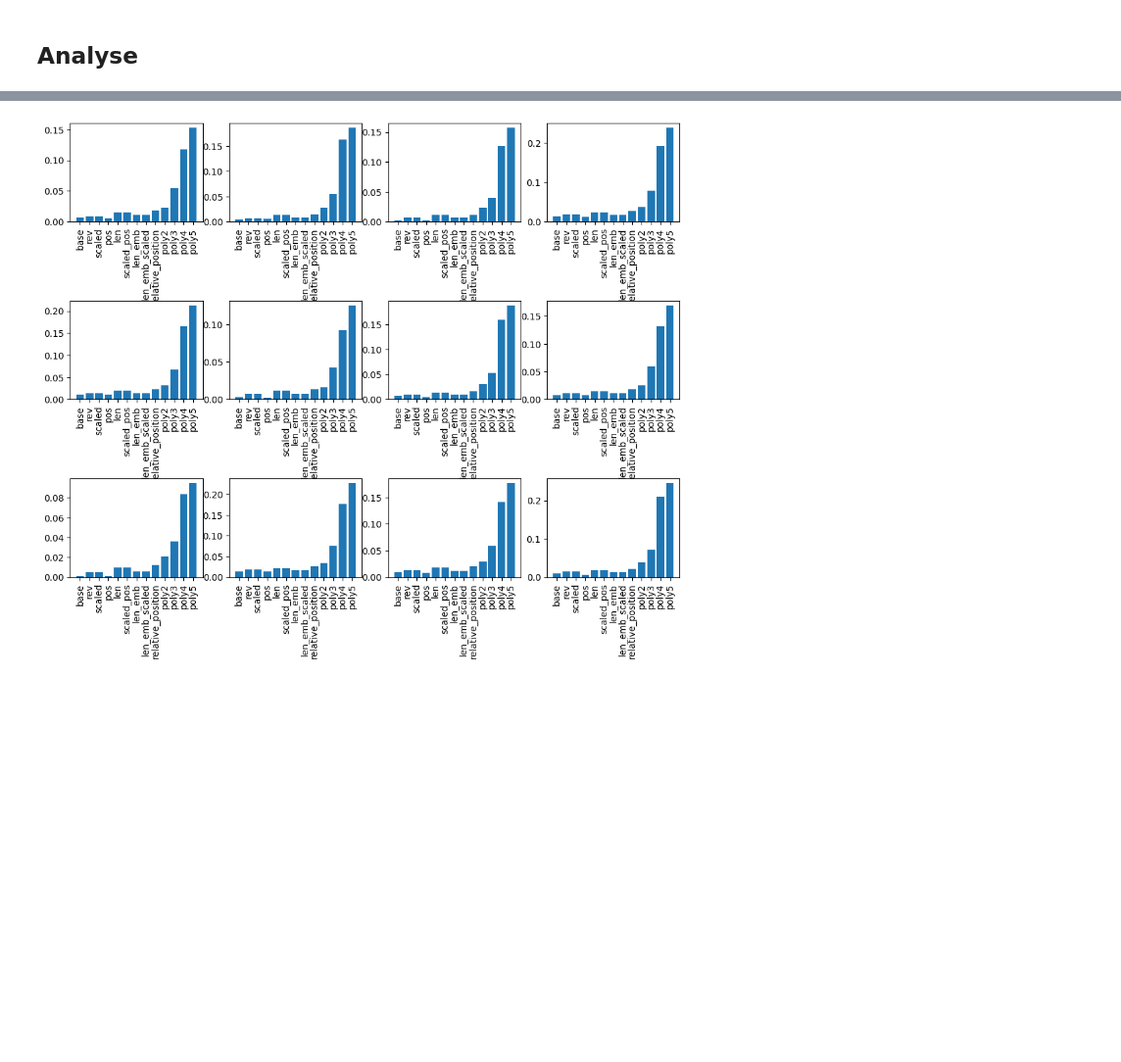
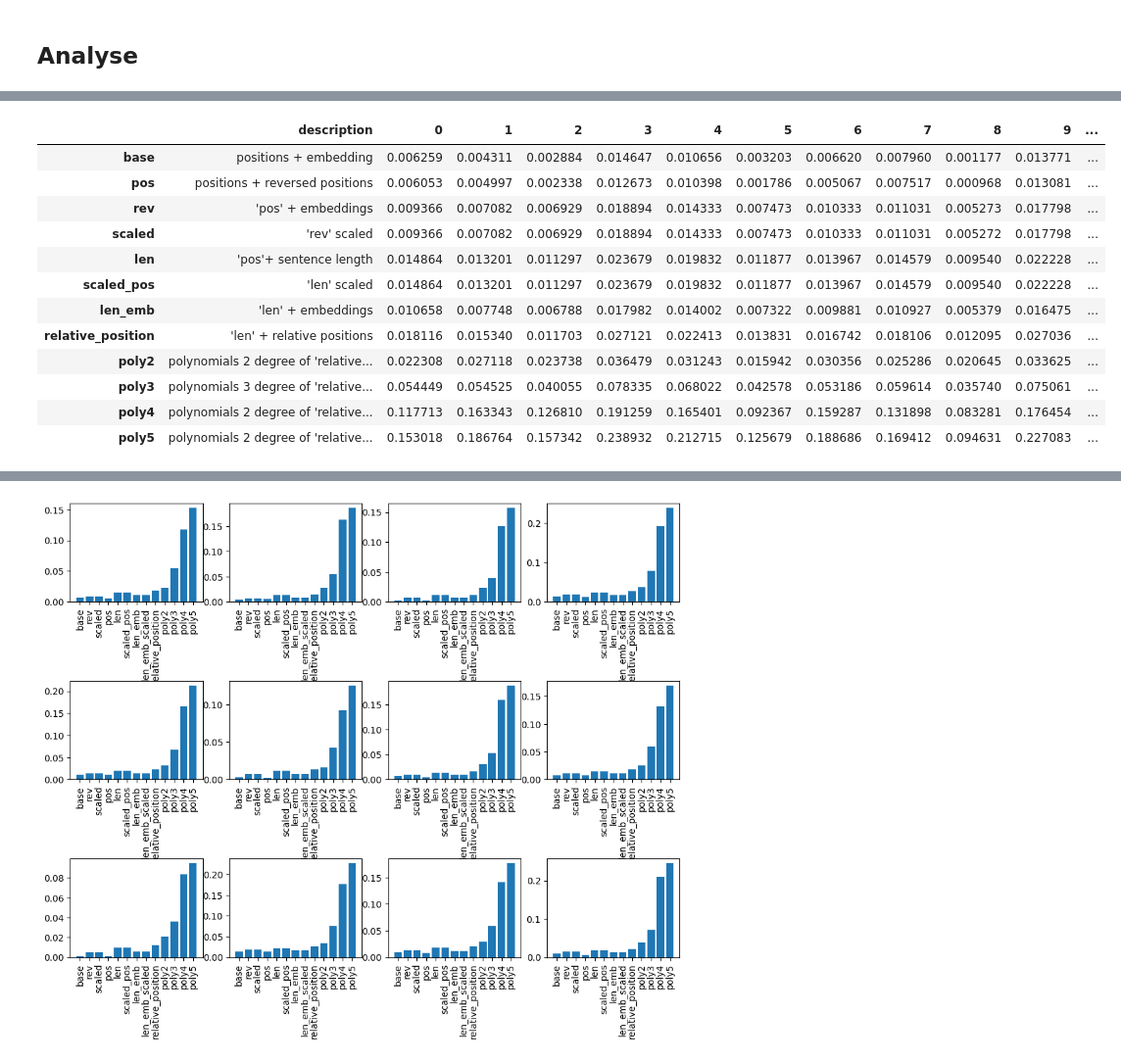
Before and after one commit to JetBrains-Research/effective-inference, a Jupyter notebook: notebooks/encoder_embedind_pos_training.ipynb, the cells around one changed output, grey strips where cells are left out. Shown at 98% size. Cells and saved outputs as stored; diff of their text form; code cells hidden in the pictures; blank space fills up the shorter version.

```diff
--- a/notebooks/encoder_embedind_pos_training.ipynb
+++ b/notebooks/encoder_embedind_pos_training.ipynb
@@ -280,0 +286,26 @@ result = get_from_pickle_File(name)
+# %%
+result9 = {}
+result9['description'] = {}
+for head, data in result[9].items():
+  result9[head] = {}
+  for i, descriptions in {'base': "positions + embedding", 'pos': "positions + reversed positions", 'rev': "'pos' + embeddings", 'scaled': "'rev' scaled"  , 'len': "'pos'+ sentence length",'scaled_pos': "'len' scaled", 'len_emb':"'len' + embeddings",'relative_position': " 'len' + relative positions", 'poly2': "polynomials 2 degree of 'relative_position'", 'poly3':"polynomials 3 degree of 'relative_position'", 'poly4':"polynomials 2 degree of 'relative_position'", 'poly5':"polynomials 2 degree of 'relative_position'"}.items():
+    result9[head].update({i: result[9][head][i]})
+    result9['description'][i] = descriptions
+df = pd.DataFrame.from_dict(result9)
+
+# Display the DataFrame as a table
+df.head(20)
+# %% [output]
+|  | description | 0 | 1 | 2 | 3 | 4 | 5 | 6 | 7 | 8 | 9 | ... |
+| base | positions + embedding | 0.006259 | 0.004311 | 0.002884 | 0.014647 | 0.010656 | 0.003203 | 0.006620 | 0.007960 | 0.001177 | 0.013771 | ... |
+| pos | positions + reversed positions | 0.006053 | 0.004997 | 0.002338 | 0.012673 | 0.010398 | 0.001786 | 0.005067 | 0.007517 | 0.000968 | 0.013081 | ... |
+| rev | 'pos' + embeddings | 0.009366 | 0.007082 | 0.006929 | 0.018894 | 0.014333 | 0.007473 | 0.010333 | 0.011031 | 0.005273 | 0.017798 | ... |
+| scaled | 'rev' scaled | 0.009366 | 0.007082 | 0.006929 | 0.018894 | 0.014333 | 0.007473 | 0.010333 | 0.011031 | 0.005272 | 0.017798 | ... |
+| len | 'pos'+ sentence length | 0.014864 | 0.013201 | 0.011297 | 0.023679 | 0.019832 | 0.011877 | 0.013967 | 0.014579 | 0.009540 | 0.022228 | ... |
+| scaled_pos | 'len' scaled | 0.014864 | 0.013201 | 0.011297 | 0.023679 | 0.019832 | 0.011877 | 0.013967 | 0.014579 | 0.009540 | 0.022228 | ... |
+| len_emb | 'len' + embeddings | 0.010658 | 0.007748 | 0.006788 | 0.017982 | 0.014002 | 0.007322 | 0.009881 | 0.010927 | 0.005379 | 0.016475 | ... |
+| relative_position | 'len' + relative positions | 0.018116 | 0.015340 | 0.011703 | 0.027121 | 0.022413 | 0.013831 | 0.016742 | 0.018106 | 0.012095 | 0.027036 | ... |
+| poly2 | polynomials 2 degree of 'relative... | 0.022308 | 0.027118 | 0.023738 | 0.036479 | 0.031243 | 0.015942 | 0.030356 | 0.025286 | 0.020645 | 0.033625 | ... |
+| poly3 | polynomials 3 degree of 'relative... | 0.054449 | 0.054525 | 0.040055 | 0.078335 | 0.068022 | 0.042578 | 0.053186 | 0.059614 | 0.035740 | 0.075061 | ... |
+| poly4 | polynomials 2 degree of 'relative... | 0.117713 | 0.163343 | 0.126810 | 0.191259 | 0.165401 | 0.092367 | 0.159287 | 0.131898 | 0.083281 | 0.176454 | ... |
+| poly5 | polynomials 2 degree of 'relative... | 0.153018 | 0.186764 | 0.157342 | 0.238932 | 0.212715 | 0.125679 | 0.188686 | 0.169412 | 0.094631 | 0.227083 | ... |
```
Also changed, not shown: parts of 15 cells of this notebook.
